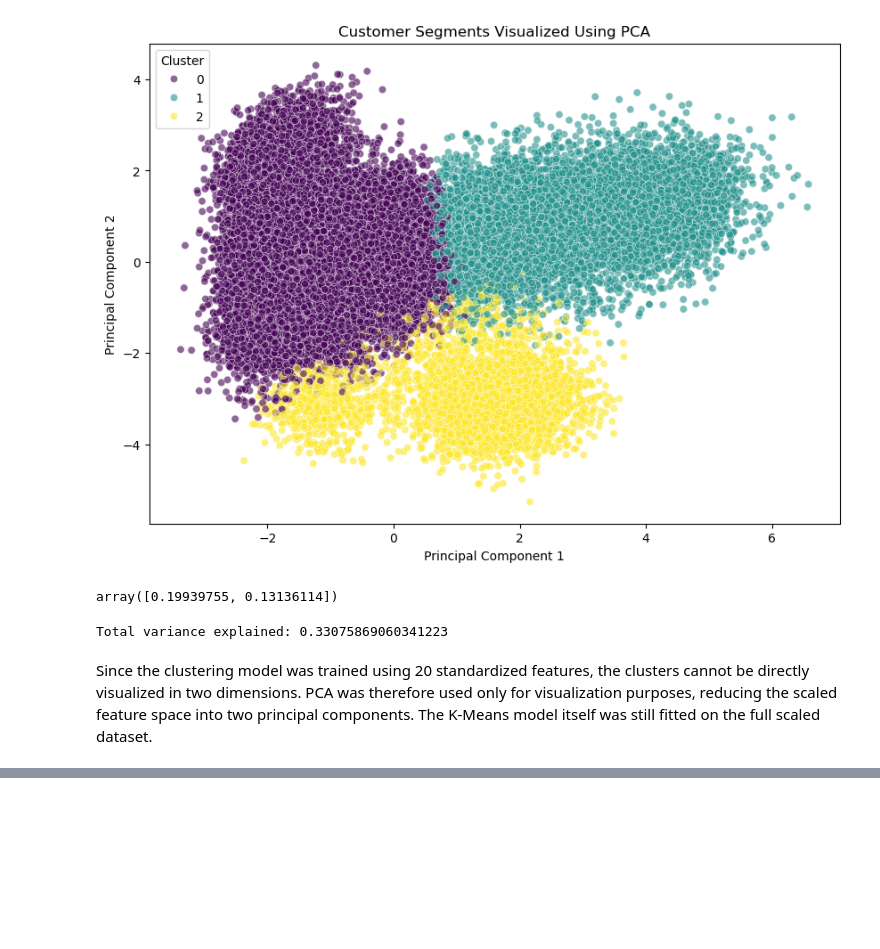
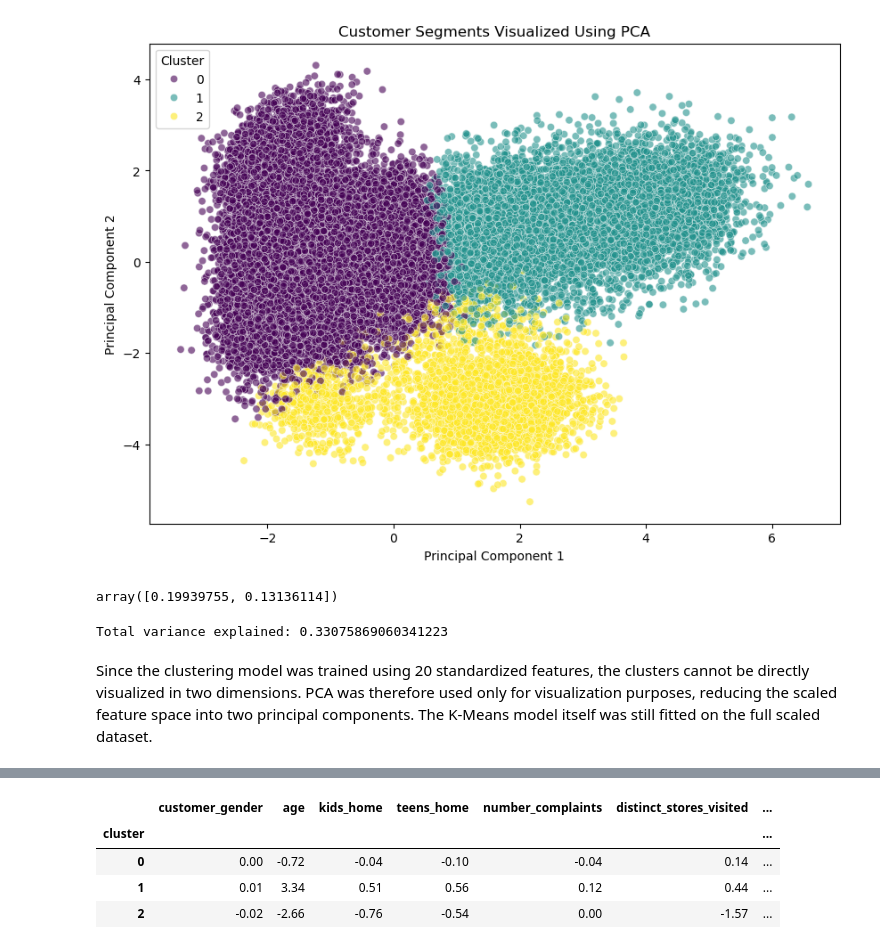
Before and after one commit to emmohan/MachineLearning2Project-, a Jupyter notebook: customer_segmentation.ipynb, the cells around one changed output, grey strips where cells are left out. Cells and saved outputs as stored; diff of their text form; code cells hidden in the pictures; blank space fills up the shorter version.

```diff
--- a/customer_segmentation.ipynb
+++ b/customer_segmentation.ipynb
@@ -319,0 +343,14 @@ Since the clustering model was trained using 20 standardized features, the clust
+# %%
+overall_average = customer_seg.drop(columns='cluster').mean()
+
+cluster_comparison = (
+    customer_seg.groupby('cluster').mean() - overall_average
+).round(2)
+
+cluster_comparison
+# %% [output]
+|  | customer_gender | age | kids_home | teens_home | number_complaints | distinct_stores_visited | ... |
+| cluster |  |  |  |  |  |  | ... |
+| 0 | 0.00 | -0.72 | -0.04 | -0.10 | -0.04 | 0.14 | ... |
+| 1 | 0.01 | 3.34 | 0.51 | 0.56 | 0.12 | 0.44 | ... |
+| 2 | -0.02 | -2.66 | -0.76 | -0.54 | 0.00 | -1.57 | ... |
```
Also changed, not shown: parts of 6 cells of this notebook.
